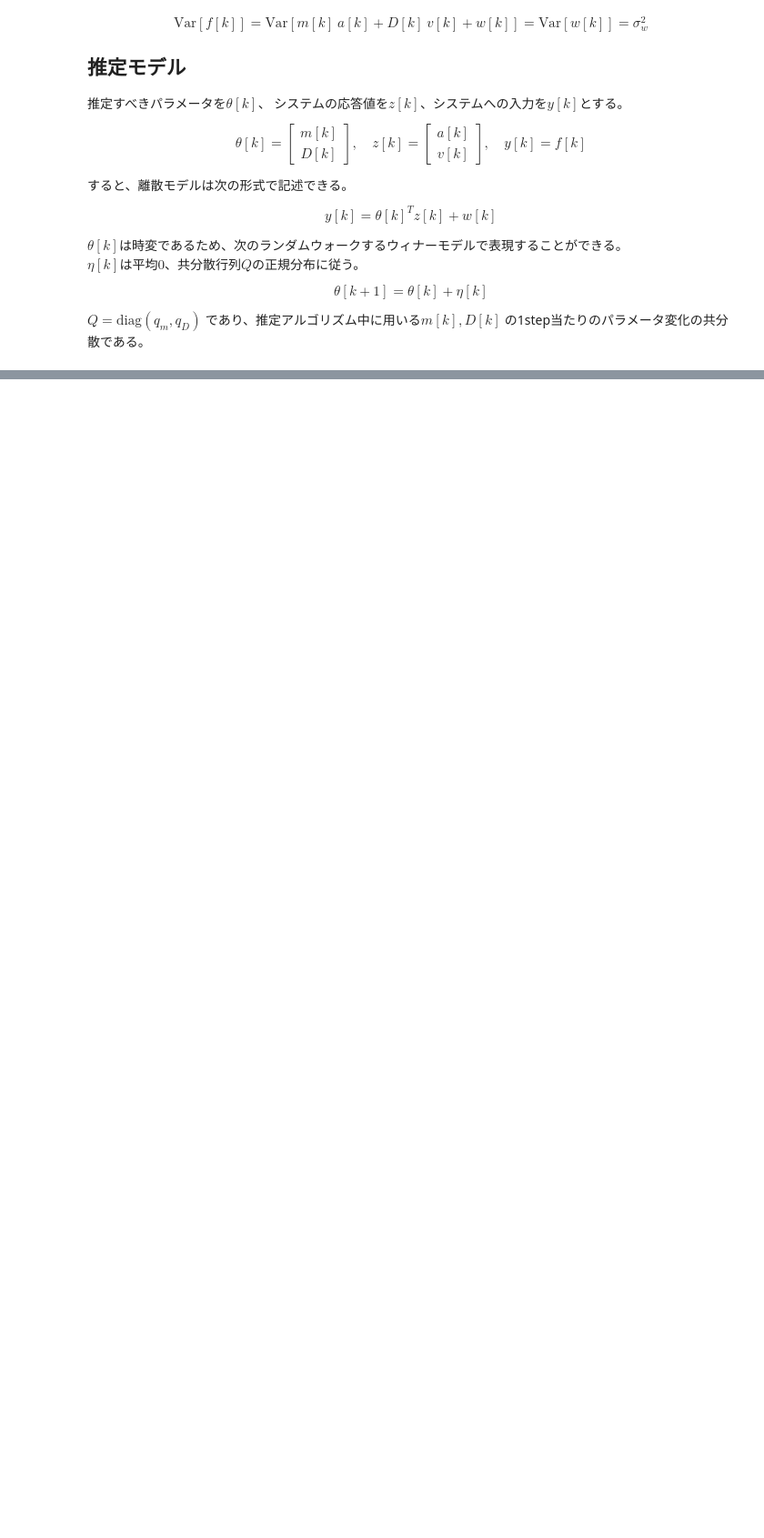
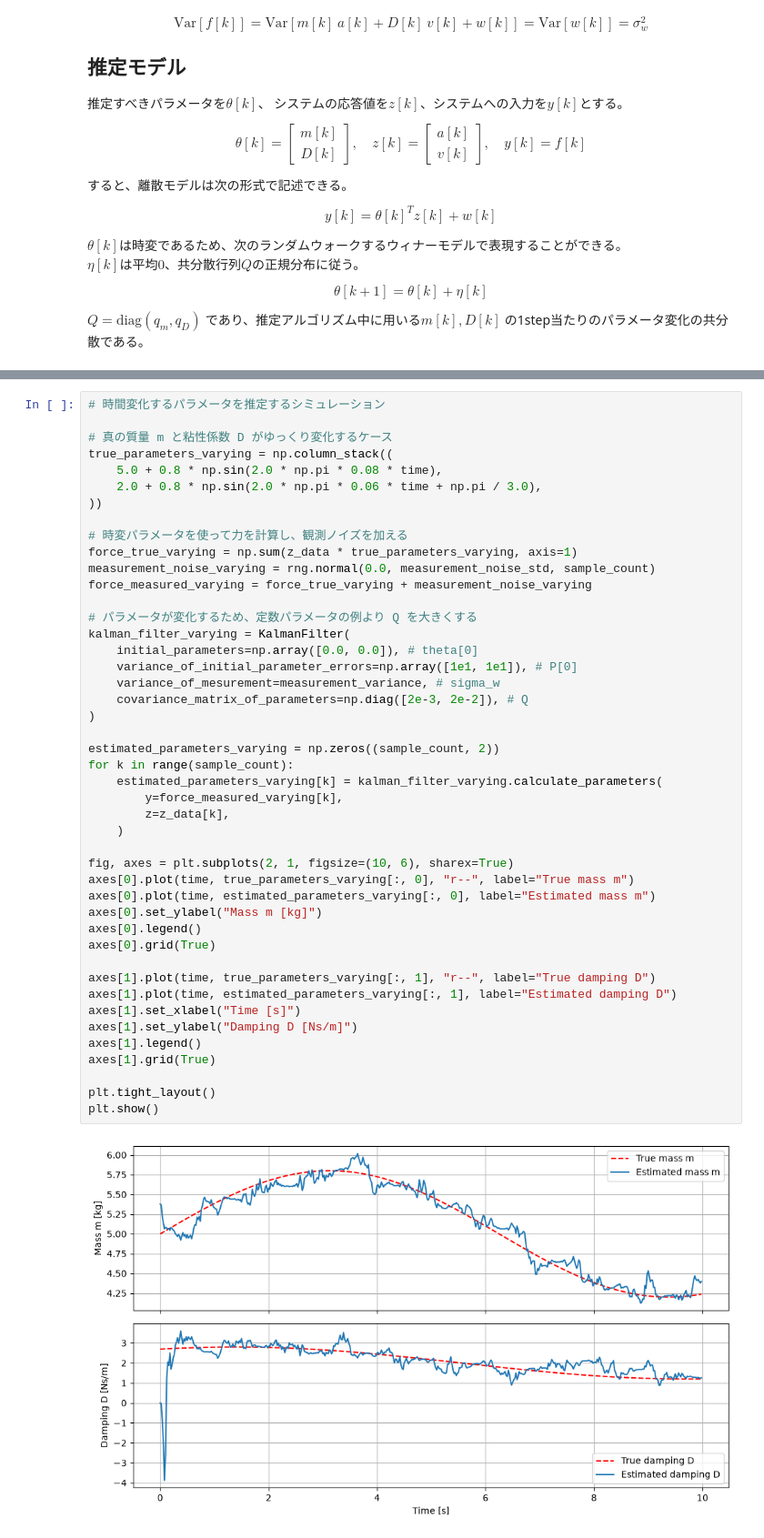
Before and after one commit to hideto008/learning_estimation_method, a Jupyter notebook: Estimate_Parameter_using_Kalmanfilter.ipynb, the cells around one changed output, grey strips where cells are left out. Shown at 91% size. Cells and saved outputs as stored; diff of their text form; blank space fills up the shorter version.

```diff
--- a/Estimate_Parameter_using_Kalmanfilter.ipynb
+++ b/Estimate_Parameter_using_Kalmanfilter.ipynb
@@ -90,0 +224,47 @@ $\hat{\theta}[k]$のパラメータをすべて推定するには、加速度と
+# %%
+# 時間変化するパラメータを推定するシミュレーション
+
+# 真の質量 m と粘性係数 D がゆっくり変化するケース
+true_parameters_varying = np.column_stack((
+    5.0 + 0.8 * np.sin(2.0 * np.pi * 0.08 * time),
+    2.0 + 0.8 * np.sin(2.0 * np.pi * 0.06 * time + np.pi / 3.0),
+))
+
+# 時変パラメータを使って力を計算し、観測ノイズを加える
+force_true_varying = np.sum(z_data * true_parameters_varying, axis=1)
+measurement_noise_varying = rng.normal(0.0, measurement_noise_std, sample_count)
+force_measured_varying = force_true_varying + measurement_noise_varying
+
+# パラメータが変化するため、定数パラメータの例より Q を大きくする
+kalman_filter_varying = KalmanFilter(
+    initial_parameters=np.array([0.0, 0.0]), # theta[0]
+    variance_of_initial_parameter_errors=np.array([1e1, 1e1]), # P[0]
+    variance_of_mesurement=measurement_variance, # sigma_w
+    covariance_matrix_of_parameters=np.diag([2e-3, 2e-2]), # Q
+)
+
+estimated_parameters_varying = np.zeros((sample_count, 2))
+for k in range(sample_count):
+    estimated_parameters_varying[k] = kalman_filter_varying.calculate_parameters(
+        y=force_measured_varying[k],
+        z=z_data[k],
+    )
+
+fig, axes = plt.subplots(2, 1, figsize=(10, 6), sharex=True)
+axes[0].plot(time, true_parameters_varying[:, 0], "r--", label="True mass m")
+axes[0].plot(time, estimated_parameters_varying[:, 0], label="Estimated mass m")
+axes[0].set_ylabel("Mass m [kg]")
+axes[0].legend()
+axes[0].grid(True)
+
+axes[1].plot(time, true_parameters_varying[:, 1], "r--", label="True damping D")
+axes[1].plot(time, estimated_parameters_varying[:, 1], label="Estimated damping D")
+axes[1].set_xlabel("Time [s]")
+axes[1].set_ylabel("Damping D [Ns/m]")
+axes[1].legend()
+axes[1].grid(True)
+
+plt.tight_layout()
+plt.show()
+# %% [output]
+[figure, added]
```
Also changed, not shown: parts of 4 cells of this notebook.
